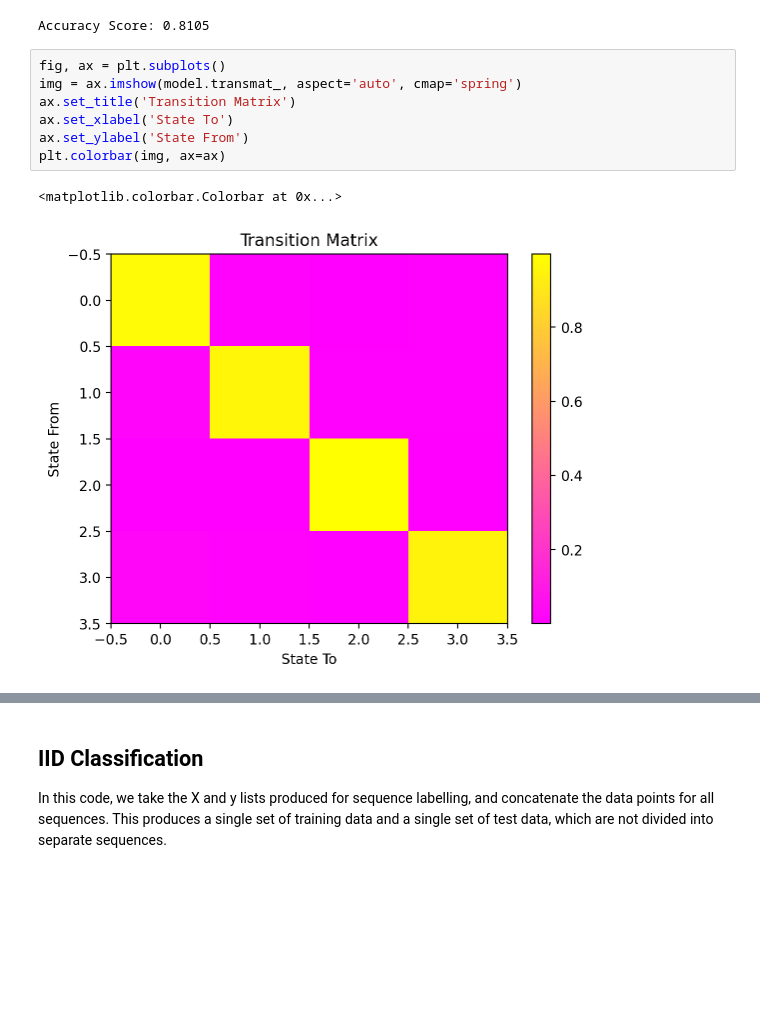
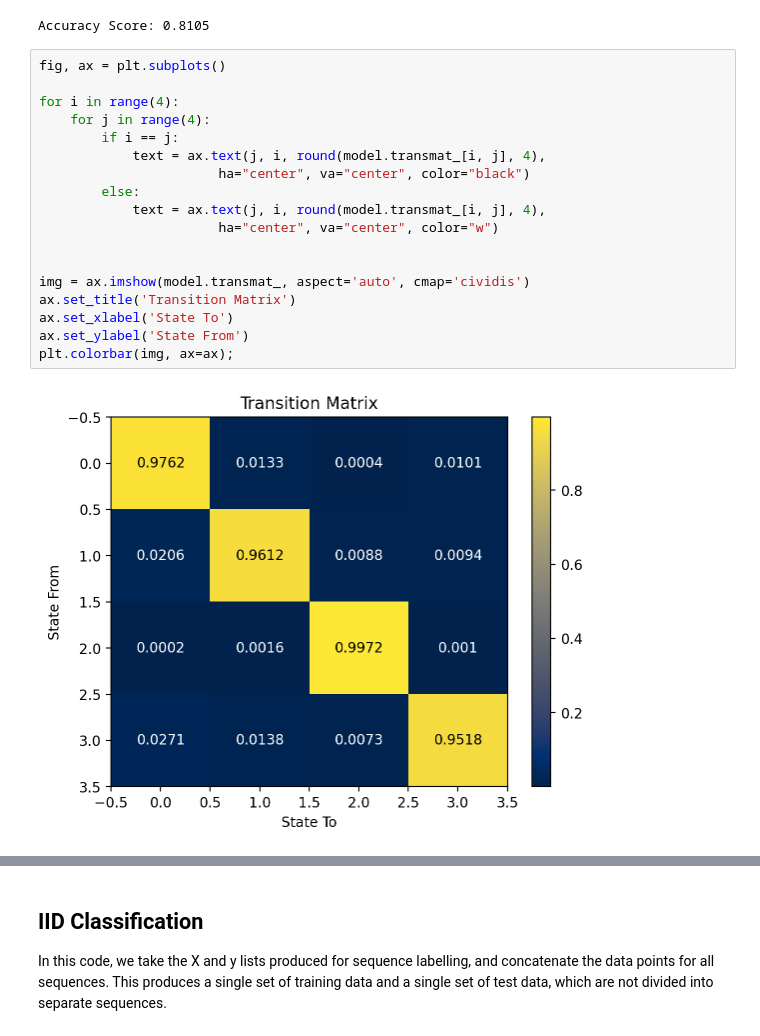
Before and after one commit to rlarg/machine-learning-cw, a Jupyter notebook: activity_recognition_task3a.ipynb, the cells around one changed output, grey strips where cells are left out. Saved outputs shown, nothing was run; the diff lists cells and outputs as text; blank space fills up the shorter version.

```diff
--- a/activity_recognition_task3a.ipynb
+++ b/activity_recognition_task3a.ipynb
@@ -175,14 +175,24 @@ print(f"Accuracy Score: {accuracy:.4f}")
 Accuracy Score: 0.8105
 # %%
 fig, ax = plt.subplots()
-img = ax.imshow(model.transmat_, aspect='auto', cmap='spring')
+
+for i in range(4):
+    for j in range(4):
+        if i == j:
+            text = ax.text(j, i, round(model.transmat_[i, j], 4),
+                       ha="center", va="center", color="black")
+        else:
+            text = ax.text(j, i, round(model.transmat_[i, j], 4),
+                       ha="center", va="center", color="w")
+
+
+img = ax.imshow(model.transmat_, aspect='auto', cmap='cividis')
 ax.set_title('Transition Matrix')
 ax.set_xlabel('State To')
 ax.set_ylabel('State From')
-plt.colorbar(img, ax=ax)
+plt.colorbar(img, ax=ax);
 # %% [output]
-<matplotlib.colorbar.Colorbar at 0x...>
-[figure, old version]
+[figure, new version]
 # %%
 means = model.means_
 print(means)
```
Also changed, not shown: parts of 2 cells of this notebook, 4 other files.
